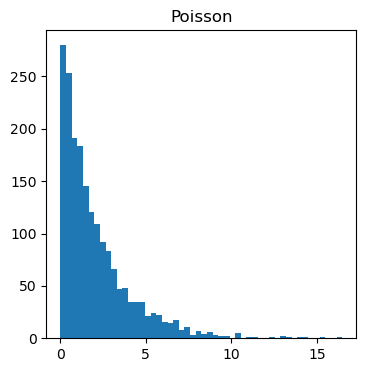
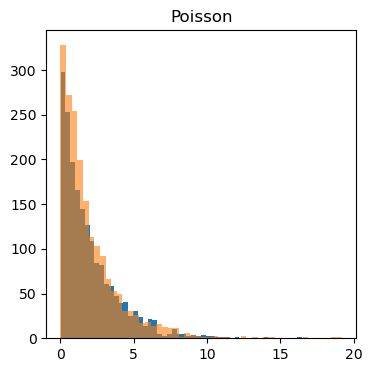
The change to this notebook cell's code, shown as a diff; its figure went from the first image to the second:
--- before
+++ after
@@ -21,5 +21,8 @@
 
 fig, ax = plt.subplots(figsize = (4, 4))
+rng = np.random.default_rng()
+expo = rng.exponential(scale = 2, size = len(delay))
 
 ax.hist(delay, bins = 50)
+ax.hist(expo, bins = 50, alpha = 0.6)
 ax.set_title("Poisson")

Commit: Fixed the poisson random number generator